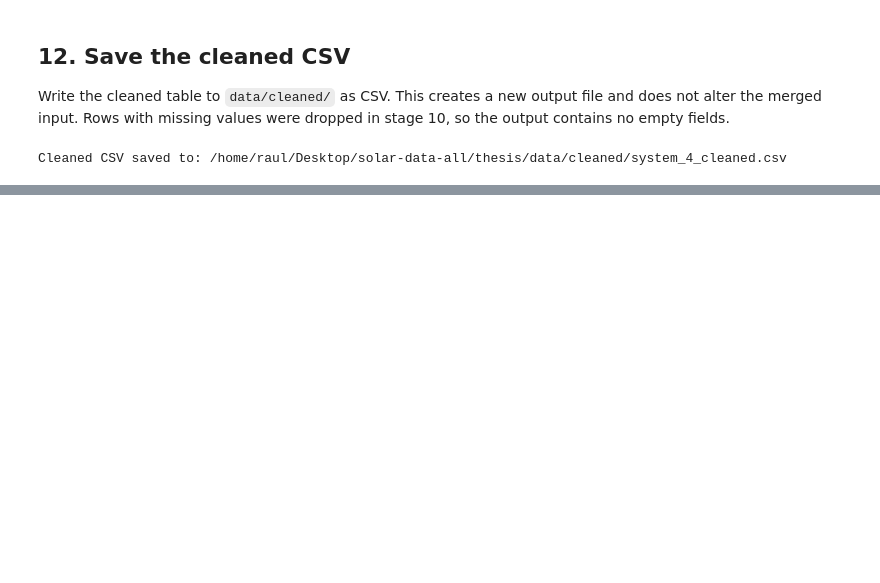
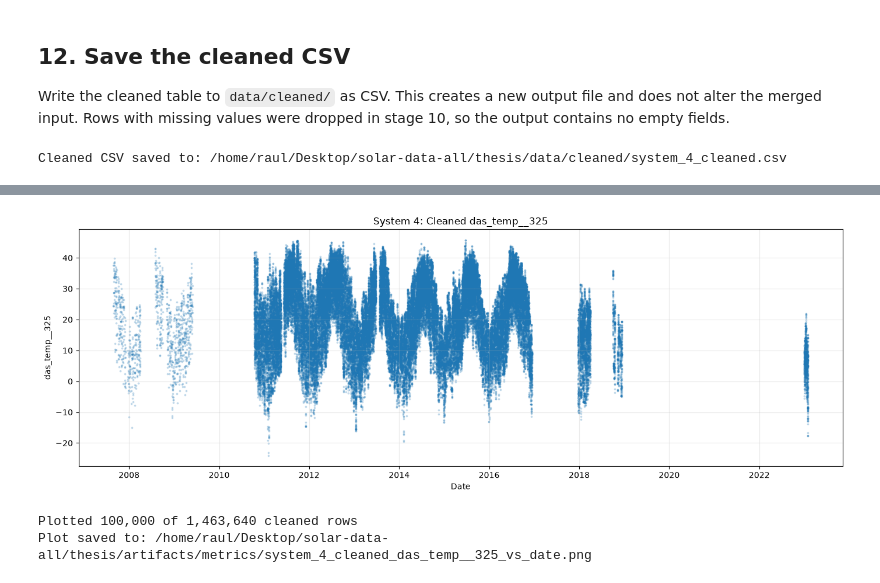
Before and after one commit to dimst2001/solarMl-thesis, a Jupyter notebook: notebooks/1_Data_preproccesing.ipynb, the cells around one changed output, grey strips where cells are left out. Saved outputs shown, nothing was run; the diff lists cells and outputs as text; code cells hidden in the pictures; blank space fills up the shorter version.

Commit message:
feature selecetion - project refractoring (selected  system 4 )

```diff
--- a/notebooks/1_Data_preproccesing.ipynb
+++ b/notebooks/1_Data_preproccesing.ipynb
@@ -305,17 +266,15 @@ Calculate the median from non-missing DC-power readings after the floor stage. R
 # Outlier multiplier for this stage.
 OUTLIER_MEDIAN_FACTOR = 5.0
 
-dc_power_values = pd.to_numeric(cleaned_df[dc_power_column], errors="raise")
-median_dc_power_w = float(dc_power_values.dropna().median())
+median_dc_power_w = float(cleaned_df[dc_power_column].median())
 outlier_limit_w = median_dc_power_w * OUTLIER_MEDIAN_FACTOR
-above_outlier_limit = dc_power_values.notna() & dc_power_values.gt(outlier_limit_w)
-removed_outliers = int(above_outlier_limit.sum())
+above_outlier_limit = cleaned_df[dc_power_column].gt(outlier_limit_w)
 rows_before_outlier_drop = len(cleaned_df)
 cleaned_df = cleaned_df.loc[~above_outlier_limit].copy()
 
 print(f"Median after floor: {median_dc_power_w:,.2f} W")
 print(f"Outlier cutoff: {OUTLIER_MEDIAN_FACTOR:g} x median = {outlier_limit_w:,.2f} W")
-print(f"Rows above cutoff removed: {removed_outliers:,}")
+print(f"Rows above cutoff removed: {int(above_outlier_limit.sum()):,}")
 print(f"Rows after outlier removal: {len(cleaned_df):,} / {rows_before_outlier_drop:,}")
 # %% [output]
 Median after floor: 390.49 W
@@ -371,8 +321,7 @@ cleaned_df = cleaned_df.replace([np.inf, -np.inf], np.nan)
 rows_before_missing_drop = len(cleaned_df)
 missing_by_column = cleaned_df.isna().sum()
 missing_by_column = missing_by_column[missing_by_column > 0].sort_values(ascending=False)
-
-cleaned_df = cleaned_df.dropna(axis=0, how="any").copy()
+cleaned_df = cleaned_df.dropna().copy()
 rows_removed = rows_before_missing_drop - len(cleaned_df)
 
 print("Missing values by column before row removal:")
@@ -382,5 +331,4 @@ print(
     f"({rows_removed / rows_before_missing_drop * 100:.3f}%)"
 )
 print(f"Rows retained: {len(cleaned_df):,}")
-print(f"Remaining missing values: {int(cleaned_df.isna().sum().sum()):,}")
 # %% [output]
@@ -428,0 +385,31 @@ Cleaned CSV saved to: /home/raul/Desktop/solar-data-all/thesis/data/cleaned/syst
+# %%
+# Plot settings for this stage.
+MAX_PLOT_POINTS = 100_000
+Y_FEATURE = "das_temp__325"  # Any column in cleaned_df, e.g. "poa_irradiance__313" or "dc_power__314".
+
+if Y_FEATURE not in cleaned_df.columns:
+    raise KeyError(f"Y_FEATURE not found in cleaned_df: {Y_FEATURE}")
+CLEANED_PLOT_PATH = ARTIFACTS_DIR / f"system_{SYSTEM_ID}_cleaned_{Y_FEATURE}_vs_date.png"
+
+cleaned_plot_data = cleaned_df[["datetime", Y_FEATURE]]
+if len(cleaned_plot_data) > MAX_PLOT_POINTS:
+    cleaned_plot_data = cleaned_plot_data.sample(n=MAX_PLOT_POINTS, random_state=42)
+cleaned_plot_data = cleaned_plot_data.sort_values("datetime")
+
+fig, ax = plt.subplots(figsize=(14, 5))
+ax.scatter(cleaned_plot_data["datetime"], cleaned_plot_data[Y_FEATURE], s=3, alpha=0.2,
+           rasterized=True)
+ax.set_title(f"System {SYSTEM_ID}: Cleaned {Y_FEATURE}")
+ax.set_xlabel("Date")
+ax.set_ylabel(Y_FEATURE)
+ax.grid(True, alpha=0.25)
+fig.tight_layout()
+
+fig.savefig(CLEANED_PLOT_PATH, dpi=160)
+plt.show()
+print(f"Plotted {len(cleaned_plot_data):,} of {len(cleaned_df):,} cleaned rows")
+print(f"Plot saved to: {CLEANED_PLOT_PATH}")
+# %% [output]
+[figure, added]
+Plotted 100,000 of 1,463,640 cleaned rows
+Plot saved to: /home/raul/Desktop/solar-data-all/thesis/artifacts/metrics/system_4_cleaned_das_temp__325_vs_date.png
```
Also changed, not shown: parts of 18 cells of this notebook, 34 other files.
